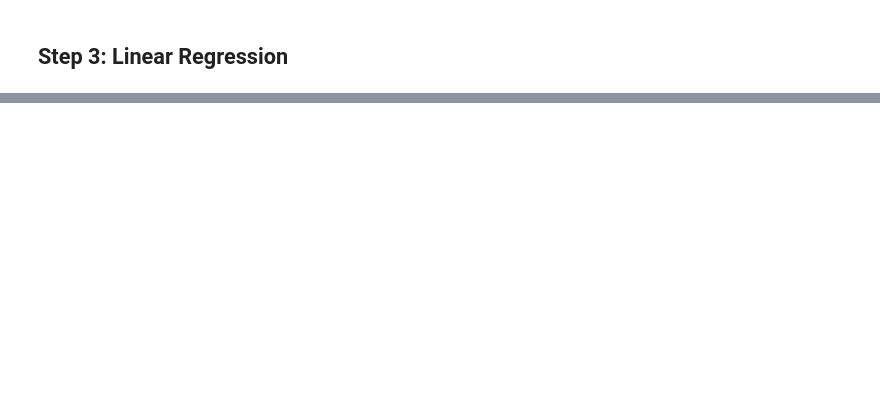
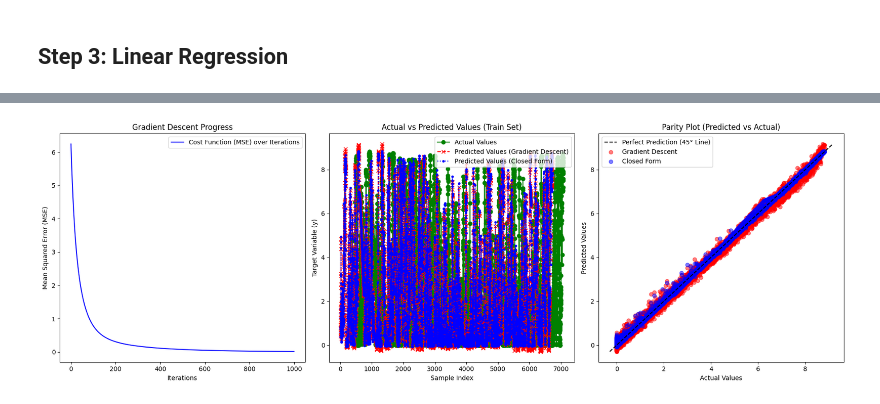
Before and after one commit to Max-f123/Machine_Learning_in_Energy_Systems, a Jupyter notebook: Test 21.ipynb, the cells around one changed output, grey strips where cells are left out. Cells and saved outputs as stored; diff of their text form; code cells hidden in the pictures; blank space fills up the shorter version.

```diff
--- a/Test 21.ipynb
+++ b/Test 21.ipynb
@@ -235,0 +311,15 @@ X_scaled = scaler.fit_transform(X_features)
+# %%
+# Linear Regression model
+model = LinearRegression()
+model.fit(X_train, y_train)
+
+y_pred = model.predict(X_test)
+
+# Evaluate the model
+mse = mean_squared_error(y_test, y_pred)
+mae = mean_absolute_error(y_test, y_pred)
+r2 = r2_score(y_test, y_pred)
+
+print(f'Mean Squared Error: {mse}')
+print(f'Mean Absolute Error: {mae}')
+print(f'R-squared: {r2}')
@@ -235,0 +478,62 @@ X_scaled = scaler.fit_transform(X_features)
+# %%
+# Assuming X_train_df and y_train are defined and scaled already
+
+# Closed-Form Solution (Normal Equation)
+theta_best_full = ClosedFormSolution(X_train, y_train)
+X_b_full = np.c_[np.ones((X_train.shape[0], 1)), X_train]
+y_train_pred_closed_form = X_b_full.dot(theta_best_full)
+
+# Train using Gradient Descent on full dataset
+gd_model = LinearRegressionGD(learning_rate=0.01, n_iterations=1000)  # You can increase iterations if needed
+gd_model.fit(X_train, y_train)
+y_train_pred_gd = gd_model.predict(X_train)
+
+# Create a figure with three subplots side by side
+fig, axs = plt.subplots(1, 3, figsize=(18, 6))  # 1 row, 3 columns
+
+# Subplot 1: Cost function over iterations (for Gradient Descent)
+axs[0].plot(gd_model.cost_history, label='Cost Function (MSE) over Iterations', color='b')
+axs[0].set_xlabel('Iterations')
+axs[0].set_ylabel('Mean Squared Error (MSE)')
+axs[0].set_title('Gradient Descent Progress')
+axs[0].legend()
+
+# Subplot 2: Actual vs Predicted values for both methods
+axs[1].plot(y_train, label='Actual Values', marker='o', color='g')
+axs[1].plot(y_train_pred_gd, label='Predicted Values (Gradient Descent)', marker='x', linestyle='--', color='r')
+axs[1].plot(y_train_pred_closed_form, label='Predicted Values (Closed Form)', marker='.', linestyle=':', color='b')
+axs[1].set_xlabel('Sample Index')
+axs[1].set_ylabel('Target Variable (y)')
+axs[1].set_title('Actual vs Predicted Values (Train Set)')
+axs[1].legend()
+
+# Subplot 3: Parity plot for both methods (Predicted vs Actual with 45-degree line)
+min_val = min(y_train.min(), y_train_pred_gd.min(), y_train_pred_closed_form.min())
+max_val = max(y_train.max(), y_train_pred_gd.max(), y_train_pred_closed_form.max())
+
+# Add the 45-degree perfect prediction line
+axs[2].plot([min_val, max_val], [min_val, max_val], 'k--', label='Perfect Prediction (45° Line)')
+
+# Scatter plot for Gradient Descent predictions
+axs[2].scatter(y_train, y_train_pred_gd, label='Gradient Descent', color='r', alpha=0.5)
+
+# Scatter plot for Closed-Form predictions
+axs[2].scatter(y_train, y_train_pred_closed_form, label='Closed Form', color='b', alpha=0.5)
+
+axs[2].set_xlabel('Actual Values')
+axs[2].set_ylabel('Predicted Values')
+axs[2].set_title('Parity Plot (Predicted vs Actual)')
+axs[2].legend()
+
+# Adjust layout for better spacing
+plt.tight_layout()
+plt.show()
+
+# Output the coefficients for both methods
+print("Gradient Descent Coefficients:", gd_model.theta)
+print("Closed-Form Solution Coefficients:", theta_best_full)
+
+# Compare the predictions and check if they are close
+print("Are the predictions close? ", np.allclose(y_train_pred_gd, y_train_pred_closed_form))
+# %% [output]
+[figure, added]
```
Also changed, not shown: parts of 26 cells of this notebook.
